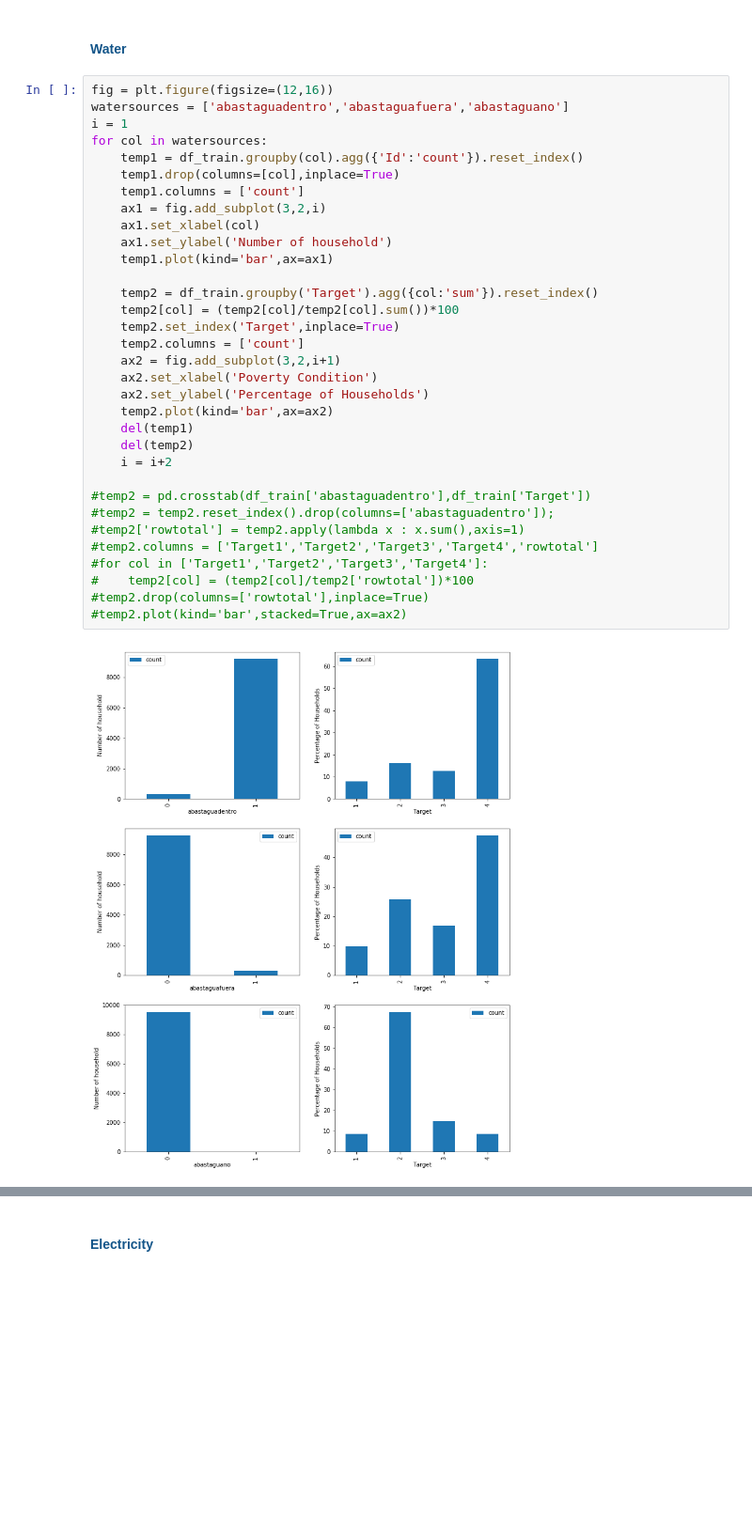
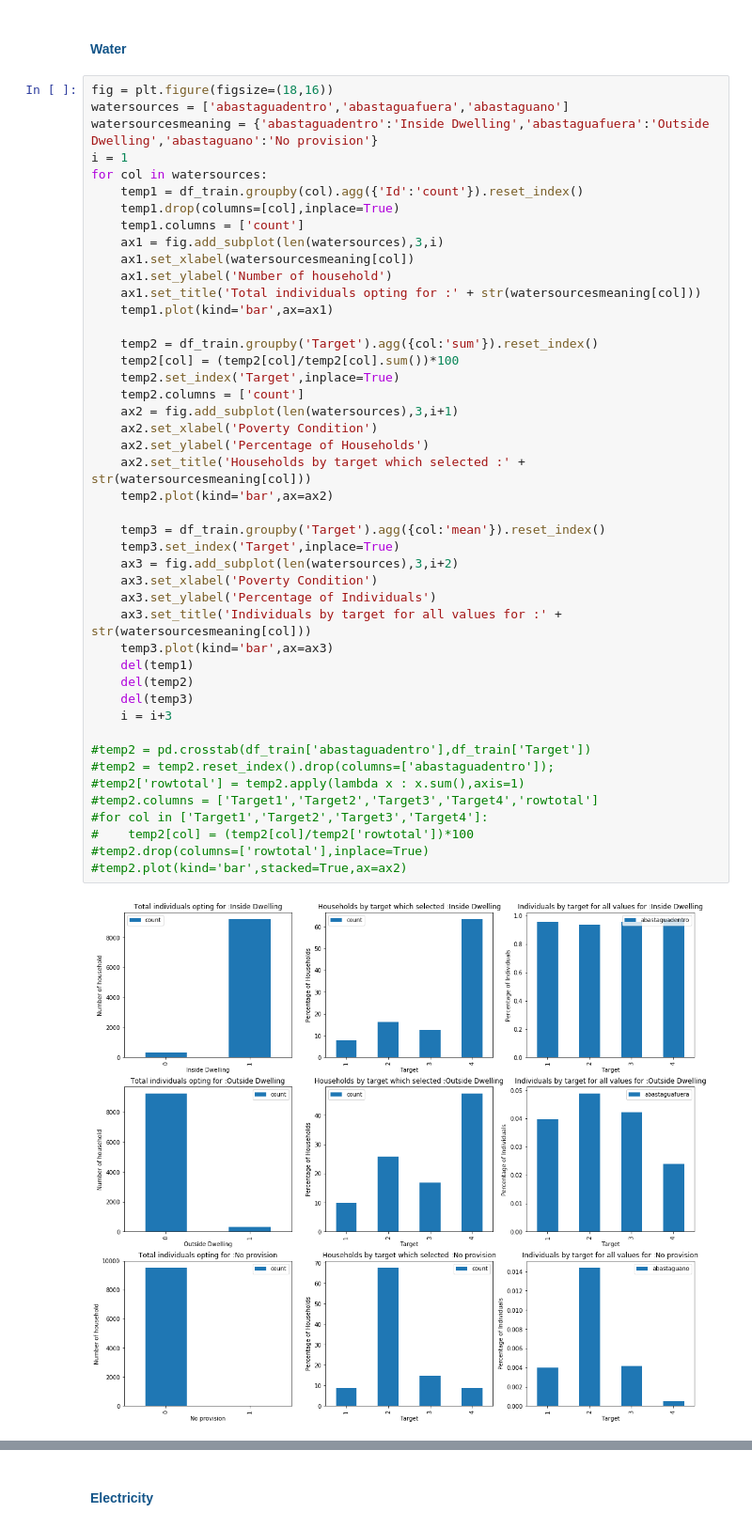
Before and after one commit to mayankaggarwal/MyLearning, a Jupyter notebook: competitions/kaggle/CostoRiconHVP/CostoReconHouseholdPovertyPrediction.ipynb, the cells around one changed output, grey strips where cells are left out. Shown at 94% size. Drawn from its saved outputs; the diff is of its cells as text; blank space fills up the shorter version.

Commit message:
Data Exploration and idhogar Target issue

```diff
--- a/competitions/kaggle/CostoRiconHVP/CostoReconHouseholdPovertyPrediction.ipynb
+++ b/competitions/kaggle/CostoRiconHVP/CostoReconHouseholdPovertyPrediction.ipynb
@@ -646,37 +646,49 @@ del(temp1)
 # %% [markdown]
 ####  <font color='#135589'>Water</font>
 # %%
-fig = plt.figure(figsize=(12,16))
+fig = plt.figure(figsize=(18,16))
 watersources = ['abastaguadentro','abastaguafuera','abastaguano']
+watersourcesmeaning = {'abastaguadentro':'Inside Dwelling','abastaguafuera':'Outside Dwelling','abastaguano':'No provision'}
 i = 1
 for col in watersources:
     temp1 = df_train.groupby(col).agg({'Id':'count'}).reset_index()
     temp1.drop(columns=[col],inplace=True)
     temp1.columns = ['count']
-    ax1 = fig.add_subplot(3,2,i)
-    ax1.set_xlabel(col)
+    ax1 = fig.add_subplot(len(watersources),3,i)
+    ax1.set_xlabel(watersourcesmeaning[col])
     ax1.set_ylabel('Number of household')
+    ax1.set_title('Total individuals opting for :' + str(watersourcesmeaning[col]))
     temp1.plot(kind='bar',ax=ax1)
 
     temp2 = df_train.groupby('Target').agg({col:'sum'}).reset_index()
     temp2[col] = (temp2[col]/temp2[col].sum())*100
     temp2.set_index('Target',inplace=True)
     temp2.columns = ['count']
-    ax2 = fig.add_subplot(3,2,i+1)
+    ax2 = fig.add_subplot(len(watersources),3,i+1)
     ax2.set_xlabel('Poverty Condition')
     ax2.set_ylabel('Percentage of Households')
+    ax2.set_title('Households by target which selected :' + str(watersourcesmeaning[col]))
     temp2.plot(kind='bar',ax=ax2)
+
+    temp3 = df_train.groupby('Target').agg({col:'mean'}).reset_index()
+    temp3.set_index('Target',inplace=True)
+    ax3 = fig.add_subplot(len(watersources),3,i+2)
+    ax3.set_xlabel('Poverty Condition')
+    ax3.set_ylabel('Percentage of Individuals')
+    ax3.set_title('Individuals by target for all values for :' + str(watersourcesmeaning[col]))
+    temp3.plot(kind='bar',ax=ax3)
     del(temp1)
     del(temp2)
-    i = i+2
+    del(temp3)
+    i = i+3
 
 #temp2 = pd.crosstab(df_train['abastaguadentro'],df_train['Target'])
 #temp2 = temp2.reset_index().drop(columns=['abastaguadentro']);
 #temp2['rowtotal'] = temp2.apply(lambda x : x.sum(),axis=1)
 #temp2.columns = ['Target1','Target2','Target3','Target4','rowtotal']
 #for col in ['Target1','Target2','Target3','Target4']:
 #    temp2[col] = (temp2[col]/temp2['rowtotal'])*100
 #temp2.drop(columns=['rowtotal'],inplace=True)
 #temp2.plot(kind='bar',stacked=True,ax=ax2)
 # %% [output]
-[figure, old version]
+[figure, new version]
```
Also changed, not shown: parts of 9 cells of this notebook.
